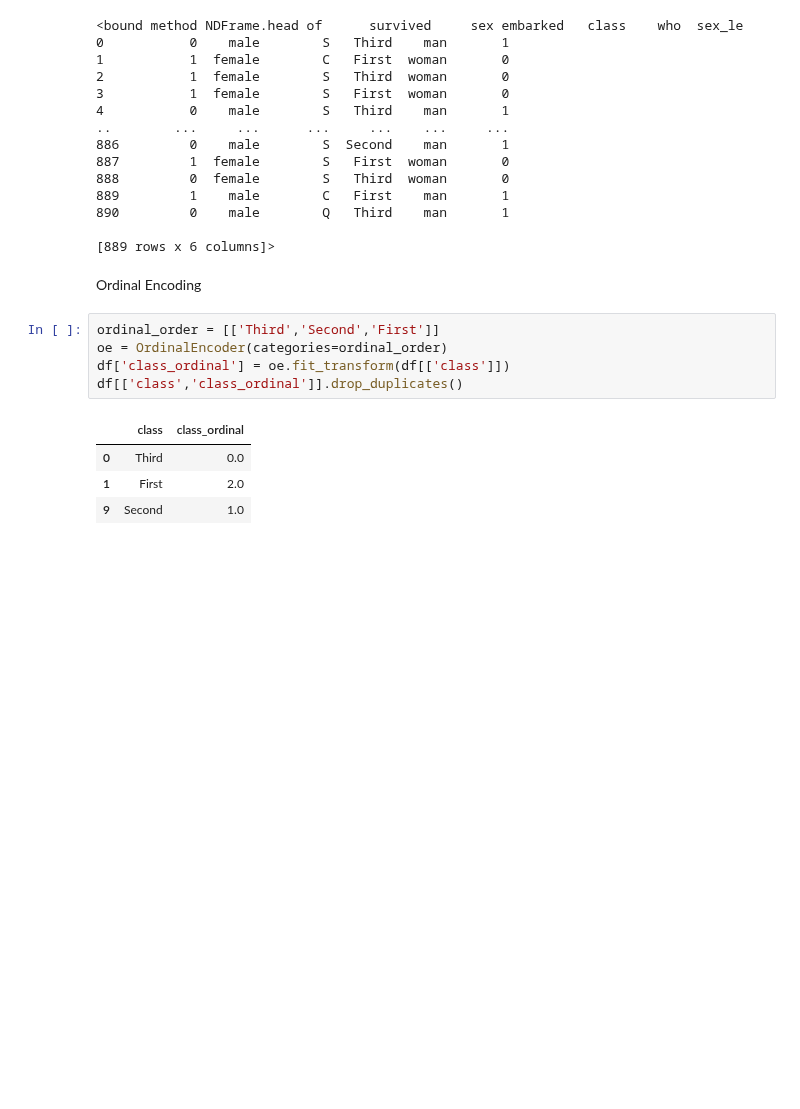
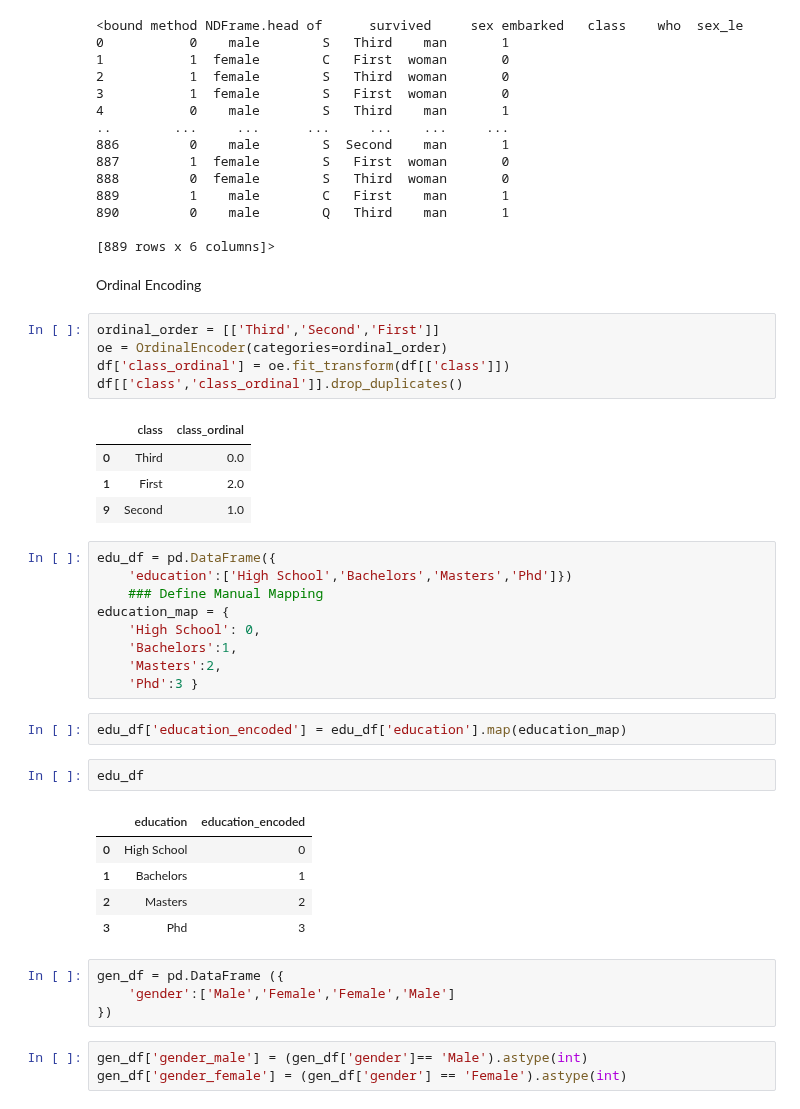
Before and after one commit to gmkumar1988/PythonPractise, a Jupyter notebook: Standardisation.ipynb, the cells around one changed output. Cells and saved outputs as stored; diff of their text form; blank space fills up the shorter version.

```diff
--- a/Standardisation.ipynb
+++ b/Standardisation.ipynb
@@ -205,3 +205,29 @@ df[['class','class_ordinal']].drop_duplicates()
 | 0 | Third | 0.0 |
 | 1 | First | 2.0 |
 | 9 | Second | 1.0 |
+# %%
+edu_df = pd.DataFrame({
+    'education':['High School','Bachelors','Masters','Phd']})
+    ### Define Manual Mapping
+education_map = {
+    'High School': 0,
+    'Bachelors':1,
+    'Masters':2,
+    'Phd':3 }
+# %%
+edu_df['education_encoded'] = edu_df['education'].map(education_map)
+# %%
+edu_df
+# %% [output]
+|  | education | education_encoded |
+| 0 | High School | 0 |
+| 1 | Bachelors | 1 |
+| 2 | Masters | 2 |
+| 3 | Phd | 3 |
+# %%
+gen_df = pd.DataFrame ({
+    'gender':['Male','Female','Female','Male']
+})
+# %%
+gen_df['gender_male'] = (gen_df['gender']== 'Male').astype(int)
+gen_df['gender_female'] = (gen_df['gender'] == 'Female').astype(int)
```
Also changed, not shown: parts of 1 cell of this notebook.
